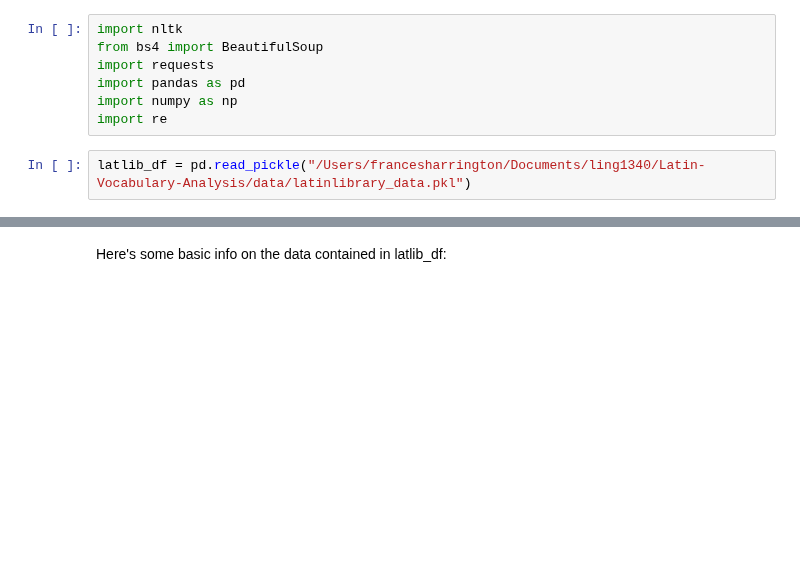
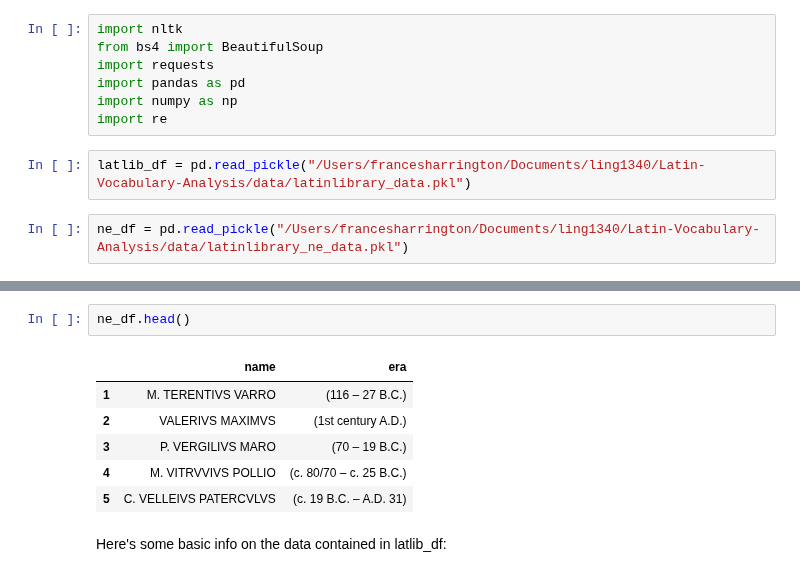
Before and after one commit to Data-Science-for-Linguists-2021/Latin-Vocabulary-Analysis, a Jupyter notebook: AnalysisCode.ipynb, the cells around one changed output, grey strips where cells are left out. Saved outputs shown, nothing was run; the diff lists cells and outputs as text; blank space fills up the shorter version.

```diff
--- a/AnalysisCode.ipynb
+++ b/AnalysisCode.ipynb
@@ -7,6 +7,8 @@ import numpy as np
 import re
 # %%
 latlib_df = pd.read_pickle("/Users/francesharrington/Documents/ling1340/Latin-Vocabulary-Analysis/data/latinlibrary_data.pkl")
+# %%
+ne_df = pd.read_pickle("/Users/francesharrington/Documents/ling1340/Latin-Vocabulary-Analysis/data/latinlibrary_ne_data.pkl")
 # %%
 #here's some of the data:
 latlib_df.head()
@@ -17,6 +19,15 @@ latlib_df.head()
 | 2 | Valerius Flaccus: Liber VI | VALERI FLACCI ARGONAVTICA LIBER V... | [VALERI, FLACCI, ARGONAVTICA, LIB... | 5709 |
 | 3 | Varro: Lingua Latina X | M. TERENTI VARRONIS DE LINGUA LAT... | [M., TERENTI, VARRONIS, DE, LINGU... | 6064 |
 | 4 | Valerius Flaccus: Liber II | VALERI FLACCI ARGONAVTICA LIBER I... | [VALERI, FLACCI, ARGONAVTICA, LIB... | 5056 |
+# %%
+ne_df.head()
+# %% [output]
+|  | name | era |
+| 1 | M. TERENTIVS VARRO | (116 – 27 B.C.) |
+| 2 | VALERIVS MAXIMVS | (1st century A.D.) |
+| 3 | P. VERGILIVS MARO | (70 – 19 B.C.) |
+| 4 | M. VITRVVIVS POLLIO | (c. 80/70 – c. 25 B.C.) |
+| 5 | C. VELLEIVS PATERCVLVS | (c. 19 B.C. – A.D. 31) |
 # %% [markdown]
 Here's some basic info on the data contained in latlib_df:
 # %%
```
Also changed, not shown: parts of 2 cells of this notebook, 1 other file.
